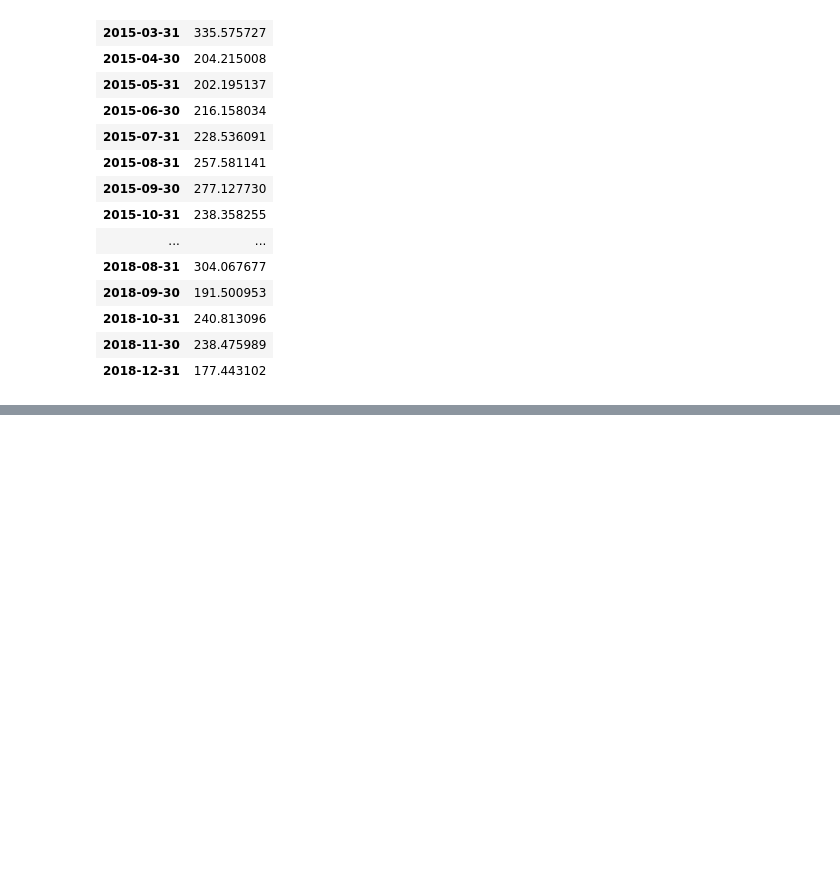
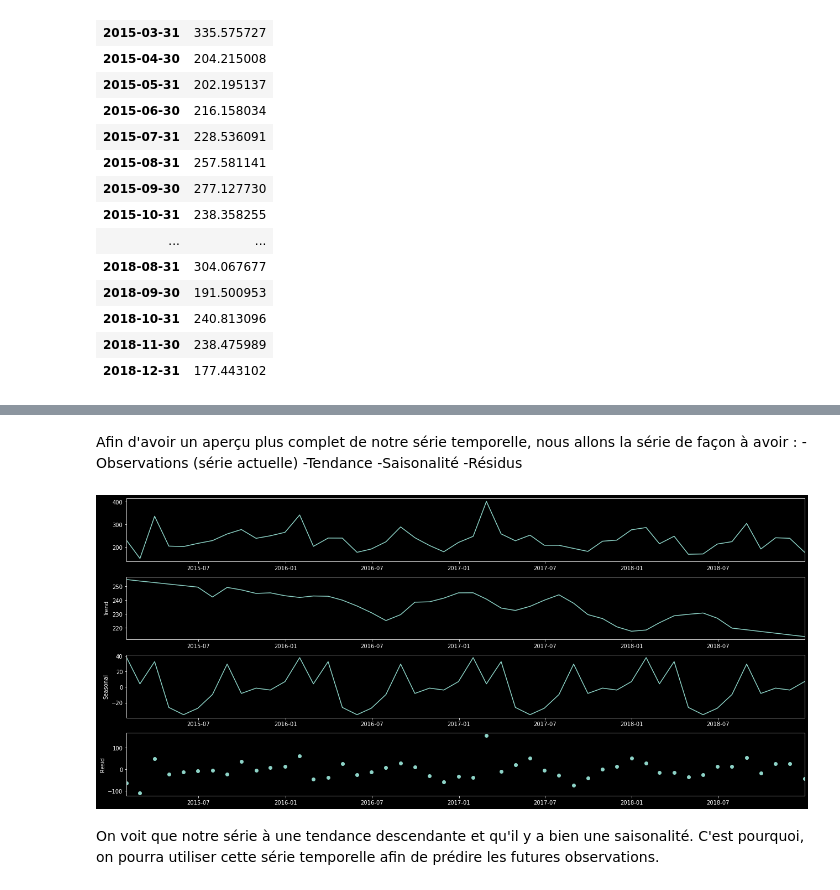
Before and after one commit to YassineLaamoumri/Time_Series, a Jupyter notebook: times_series_sales.ipynb, the cells around one changed output, grey strips where cells are left out. Saved outputs shown, nothing was run; the diff lists cells and outputs as text; code cells hidden in the pictures; blank space fills up the shorter version.

```diff
--- a/times_series_sales.ipynb
+++ b/times_series_sales.ipynb
@@ -122,0 +140,14 @@ SyntaxError: expression cannot contain assignment, perhaps you meant "=="? (Temp
+# %% [markdown]
+Afin d'avoir un aperçu plus complet de notre série temporelle, nous allons la série de façon à avoir :
+-Observations (série actuelle)
+-Tendance
+-Saisonalité
+-Résidus
+# %%
+df_dec=seasonal_decompose(df,model='additive', extrapolate_trend='freq')
+df_dec.plot();
+# %% [output]
+[figure, added]
+# %% [markdown]
+On voit que notre série à une tendance descendante et qu'il y a bien une saisonalité.
+C'est pourquoi, on pourra utiliser cette série temporelle afin de prédire les futures observations.
```
Also changed, not shown: parts of 2 cells of this notebook.
